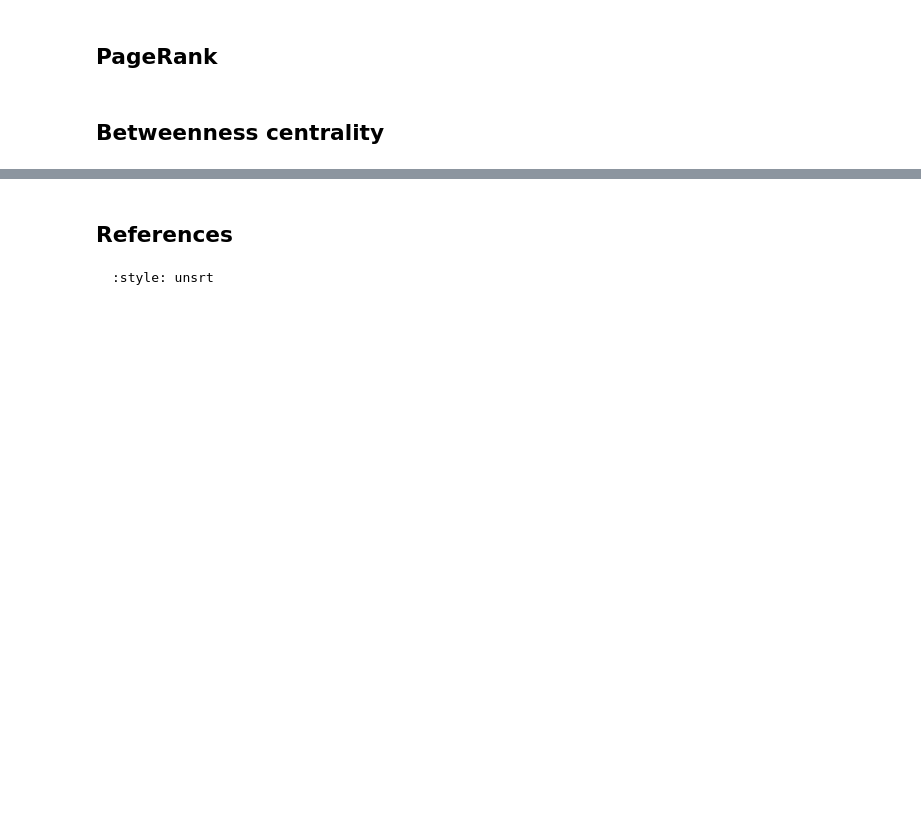
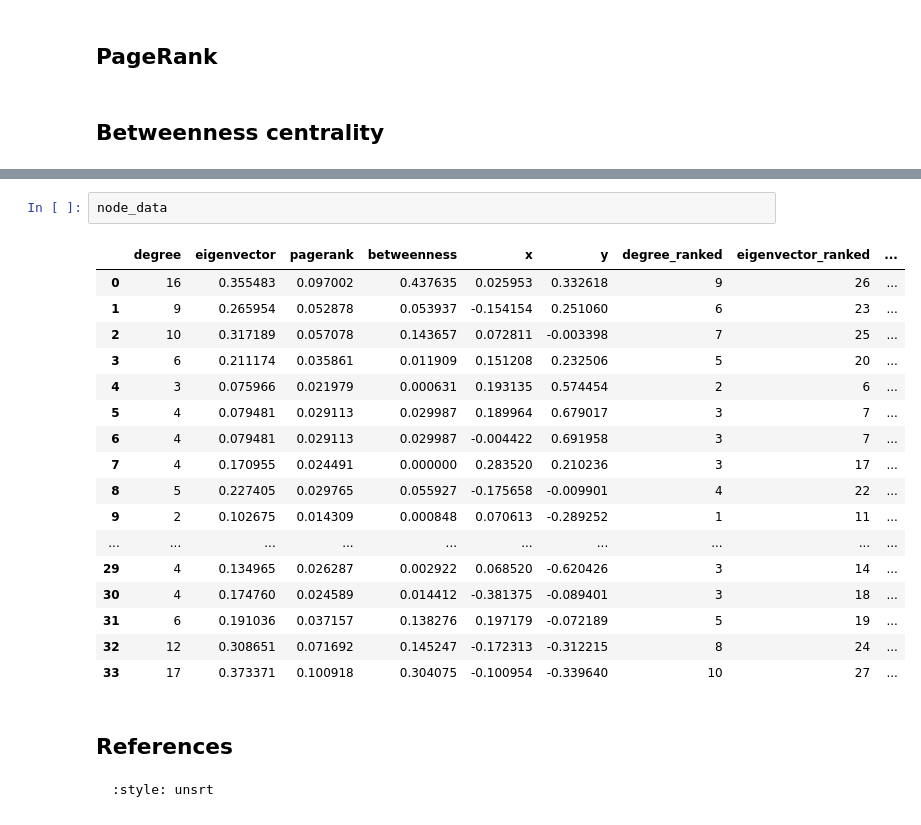
Before and after one commit to bdpedigo/networks-course, a Jupyter notebook: docs/centrality.ipynb, the cells around one changed output, grey strips where cells are left out. Cells and saved outputs as stored; diff of their text form; blank space fills up the shorter version.

````diff
--- a/docs/centrality.ipynb
+++ b/docs/centrality.ipynb
@@ -148,3 +228,23 @@ nx.eigenvector_centrality(g)
+# %%
+node_data
+# %% [output]
+|  | degree | eigenvector | pagerank | betweenness | x | y | degree_ranked | eigenvector_ranked | ... |
+| 0 | 16 | 0.355483 | 0.097002 | 0.437635 | 0.025953 | 0.332618 | 9 | 26 | ... |
+| 1 | 9 | 0.265954 | 0.052878 | 0.053937 | -0.154154 | 0.251060 | 6 | 23 | ... |
+| 2 | 10 | 0.317189 | 0.057078 | 0.143657 | 0.072811 | -0.003398 | 7 | 25 | ... |
+| 3 | 6 | 0.211174 | 0.035861 | 0.011909 | 0.151208 | 0.232506 | 5 | 20 | ... |
+| 4 | 3 | 0.075966 | 0.021979 | 0.000631 | 0.193135 | 0.574454 | 2 | 6 | ... |
+| 5 | 4 | 0.079481 | 0.029113 | 0.029987 | 0.189964 | 0.679017 | 3 | 7 | ... |
+| 6 | 4 | 0.079481 | 0.029113 | 0.029987 | -0.004422 | 0.691958 | 3 | 7 | ... |
+| 7 | 4 | 0.170955 | 0.024491 | 0.000000 | 0.283520 | 0.210236 | 3 | 17 | ... |
+| 8 | 5 | 0.227405 | 0.029765 | 0.055927 | -0.175658 | -0.009901 | 4 | 22 | ... |
+| 9 | 2 | 0.102675 | 0.014309 | 0.000848 | 0.070613 | -0.289252 | 1 | 11 | ... |
+| ... | ... | ... | ... | ... | ... | ... | ... | ... | ... |
+| 29 | 4 | 0.134965 | 0.026287 | 0.002922 | 0.068520 | -0.620426 | 3 | 14 | ... |
+| 30 | 4 | 0.174760 | 0.024589 | 0.014412 | -0.381375 | -0.089401 | 3 | 18 | ... |
+| 31 | 6 | 0.191036 | 0.037157 | 0.138276 | 0.197179 | -0.072189 | 5 | 19 | ... |
+| 32 | 12 | 0.308651 | 0.071692 | 0.145247 | -0.172313 | -0.312215 | 8 | 24 | ... |
+| 33 | 17 | 0.373371 | 0.100918 | 0.304075 | -0.100954 | -0.339640 | 10 | 27 | ... |
 # %% [markdown]
 ## References
 ```{bibliography}
````
Also changed, not shown: parts of 4 cells of this notebook, 1 other file.
